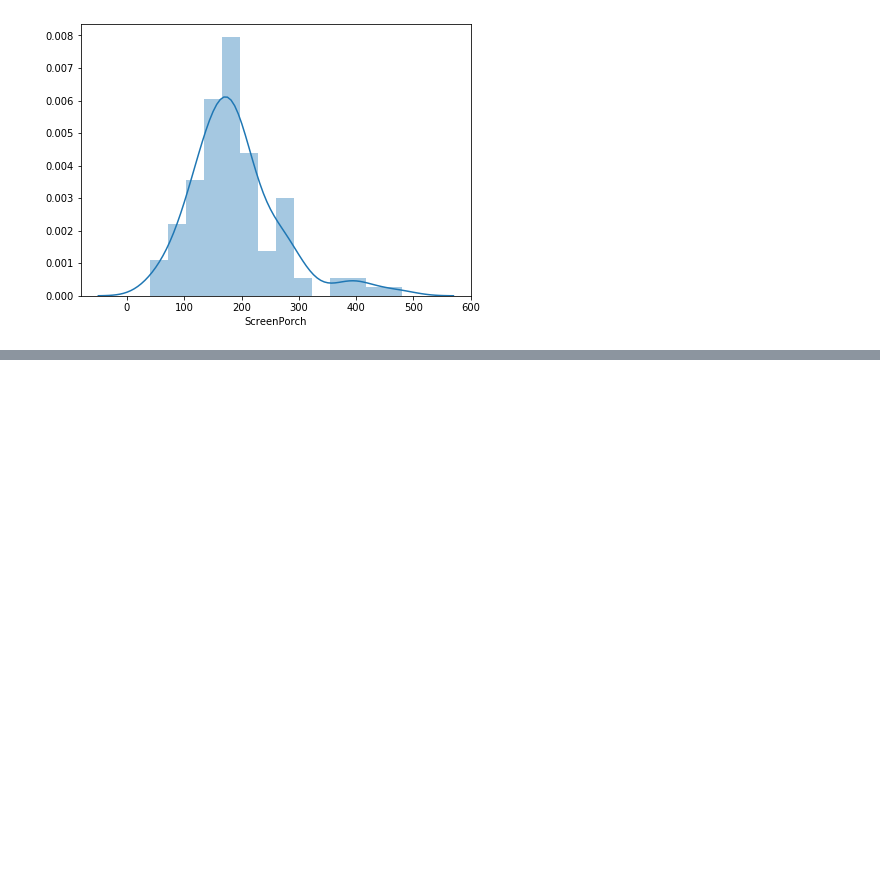
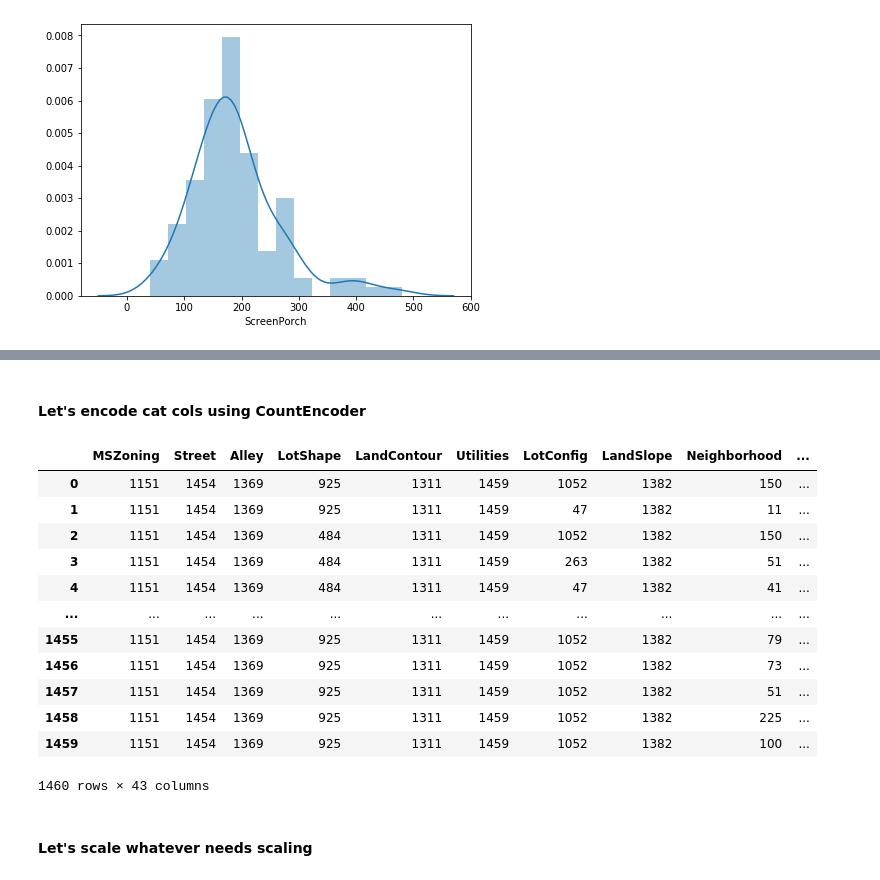
Before and after one commit to hernandezurbina/KaggleAdventures, a Jupyter notebook: HousingPrices.ipynb, the cells around one changed output, grey strips where cells are left out. Drawn from its saved outputs; the diff is of its cells as text; code cells hidden in the pictures; blank space fills up the shorter version.

```diff
--- a/HousingPrices.ipynb
+++ b/HousingPrices.ipynb
@@ -618,0 +578,2 @@ Name: YearBuilt, Length: 112, dtype: int64
+# %% [markdown]
+#### Let's encode cat cols using CountEncoder
@@ -618,0 +582,21 @@ Name: YearBuilt, Length: 112, dtype: int64
+# %%
+countEncoder = CountEncoder()
+housing[cat_columns] = countEncoder.fit_transform(housing[cat_columns])
+# %%
+housing[cat_columns]
+# %% [output]
+|  | MSZoning | Street | Alley | LotShape | LandContour | Utilities | LotConfig | LandSlope | Neighborhood | ... |
+| 0 | 1151 | 1454 | 1369 | 925 | 1311 | 1459 | 1052 | 1382 | 150 | ... |
+| 1 | 1151 | 1454 | 1369 | 925 | 1311 | 1459 | 47 | 1382 | 11 | ... |
+| 2 | 1151 | 1454 | 1369 | 484 | 1311 | 1459 | 1052 | 1382 | 150 | ... |
+| 3 | 1151 | 1454 | 1369 | 484 | 1311 | 1459 | 263 | 1382 | 51 | ... |
+| 4 | 1151 | 1454 | 1369 | 484 | 1311 | 1459 | 47 | 1382 | 41 | ... |
+| ... | ... | ... | ... | ... | ... | ... | ... | ... | ... | ... |
+| 1455 | 1151 | 1454 | 1369 | 925 | 1311 | 1459 | 1052 | 1382 | 79 | ... |
+| 1456 | 1151 | 1454 | 1369 | 925 | 1311 | 1459 | 1052 | 1382 | 73 | ... |
+| 1457 | 1151 | 1454 | 1369 | 925 | 1311 | 1459 | 1052 | 1382 | 51 | ... |
+| 1458 | 1151 | 1454 | 1369 | 925 | 1311 | 1459 | 1052 | 1382 | 225 | ... |
+| 1459 | 1151 | 1454 | 1369 | 925 | 1311 | 1459 | 1052 | 1382 | 100 | ... |
+1460 rows × 43 columns
+# %% [markdown]
+#### Let's scale whatever needs scaling
```
Also changed, not shown: parts of 40 cells of this notebook.
